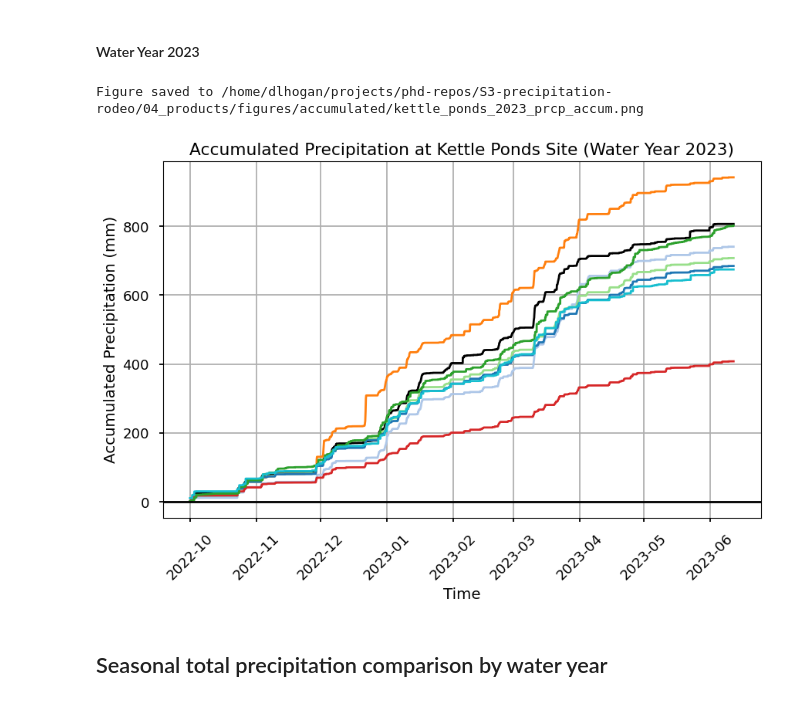
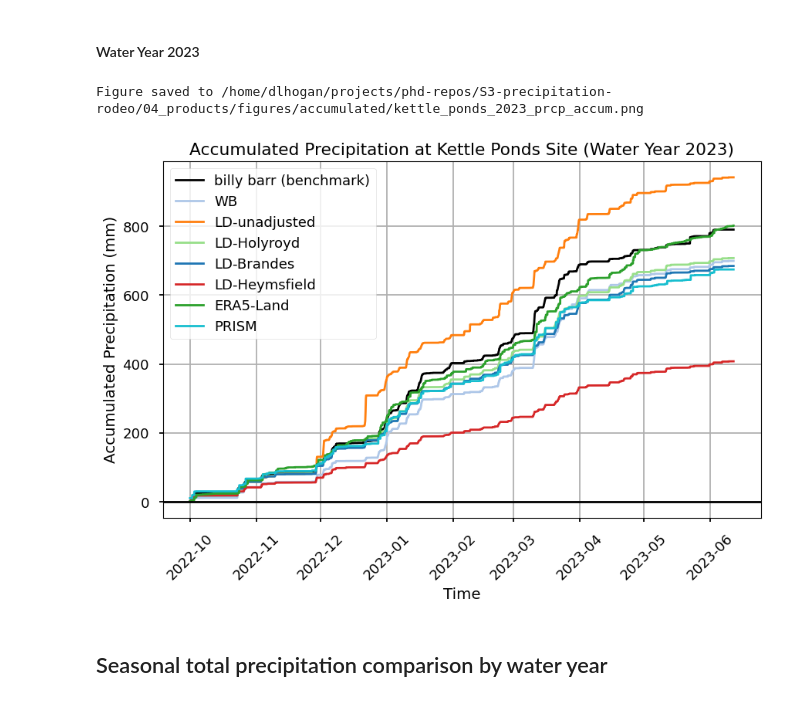
Before and after one commit to dlhogan97/S3-precipitation-rodeo, a Jupyter notebook: 03_analysis/00_total_precipitation_comparisons.ipynb, the cells around one changed output. Saved outputs shown, nothing was run; the diff lists cells and outputs as text; code cells hidden in the pictures.

```diff
--- a/03_analysis/00_total_precipitation_comparisons.ipynb
+++ b/03_analysis/00_total_precipitation_comparisons.ipynb
@@ -128,6 +128,9 @@ def drop_bad_or_irrelevant_vars(ds, nan_threshold=0.8):
                 nan_count = ds[var].isnull().sum().item()
                 if (nan_count / ds.sizes['time']) > nan_threshold:  # if more than 80% nans, drop variable
                     ds = ds.drop_vars(var)
+        elif var == 'billy_barr_precip':
+            # make sure values are below 15
+            ds = ds.where(ds['billy_barr_precip'] < 15)
         else:
             continue
     return ds
@@ -670,20 +733,20 @@ gridded_time_slice = get_relevant_dates(kettle_ponds_ds_no_qc[gridded_vars], ana
 ds = drop_bad_or_irrelevant_vars(kettle_ponds_ds_no_qc.sel(time=time_slice))
 ds_gridded = drop_bad_or_irrelevant_vars(kettle_ponds_ds_no_qc[gridded_vars].sel(time=gridded_time_slice).resample(time='1D').sum())
 # %%
-fig = plot_accumulated_precipitation(ds,  site=SITE, analysis_type=ANALYSIS_TYPE, water_year=WATER_YEAR)
+fig = plot_accumulated_precipitation(ds,  site=SITE, analysis_type=ANALYSIS_TYPE, water_year=WATER_YEAR, legend=True)
 save_figure(fig, SITE, ANALYSIS_TYPE, WATER_YEAR, plot_type='accum',  gridded=False, output_dir=OUTPUT_DIR)
 
 # fig = plot_accumulated_precipitation(ds_gridded,  site=SITE, analysis_type=ANALYSIS_TYPE, water_year=WATER_YEAR)
 # save_figure(fig, SITE, ANALYSIS_TYPE, WATER_YEAR, plot_type='accum',  gridded=True, output_dir=OUTPUT_DIR)
 
 # fig = plot_accumulated_bias(ds, benchmark='billy_barr_precip',  site=SITE, analysis_type=ANALYSIS_TYPE, water_year=WATER_YEAR)
 # save_figure(fig, SITE, ANALYSIS_TYPE, WATER_YEAR, plot_type='bias',  gridded=False, output_dir=OUTPUT_DIR)
 
 # fig = plot_accumulated_bias(ds_gridded, benchmark='billy_barr_precip',  site=SITE, analysis_type=ANALYSIS_TYPE, water_year=WATER_YEAR)
 # save_figure(fig, SITE, ANALYSIS_TYPE, WATER_YEAR, plot_type='bias',  gridded=True, output_dir=OUTPUT_DIR,)
 # %% [output]
 Figure saved to /home/dlhogan/projects/phd-repos/S3-precipitation-rodeo/04_products/figures/accumulated/kettle_ponds_2023_prcp_accum.png
-[figure, old version]
+[figure, new version]
 # %% [markdown]
 ## Seasonal total precipitation comparison by water year
 # %% [markdown]
```
Also changed, not shown: parts of 38 cells of this notebook, 29 other files.
